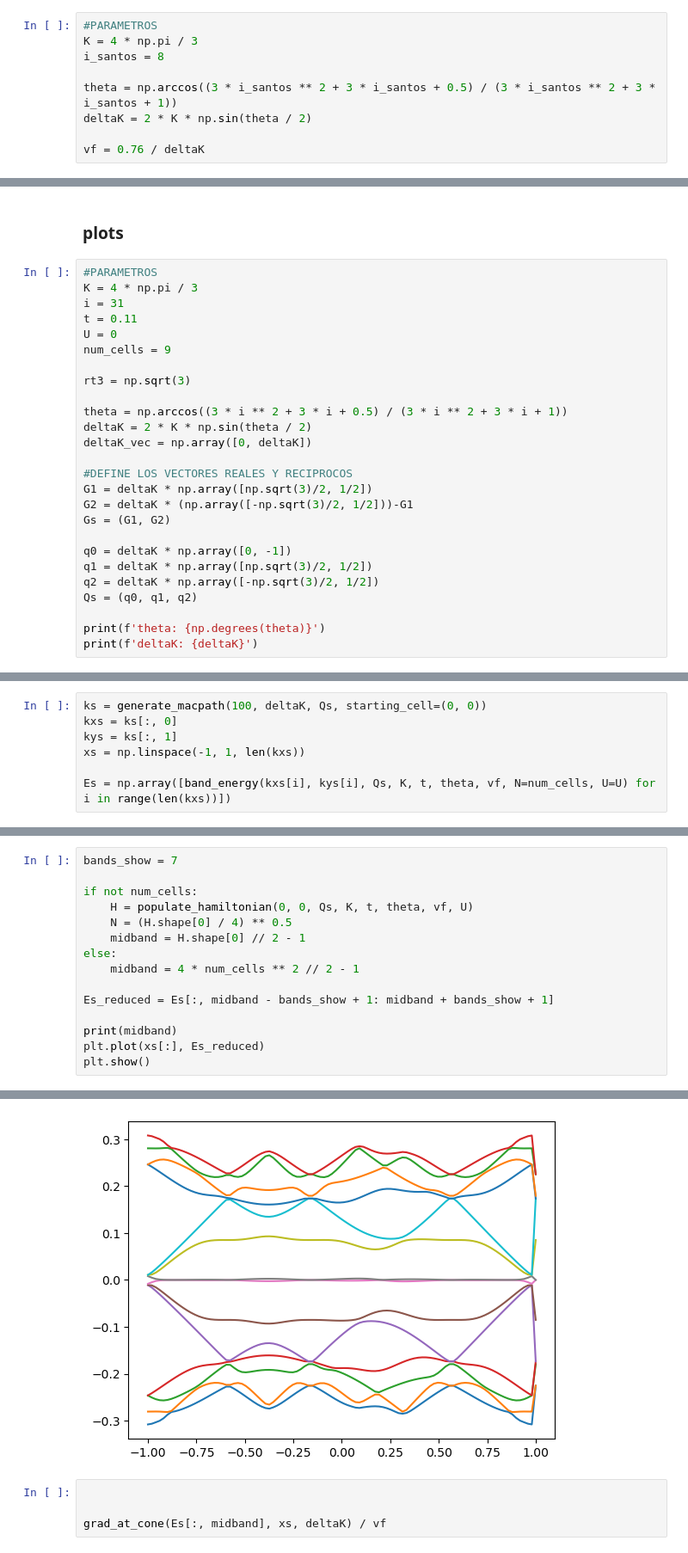
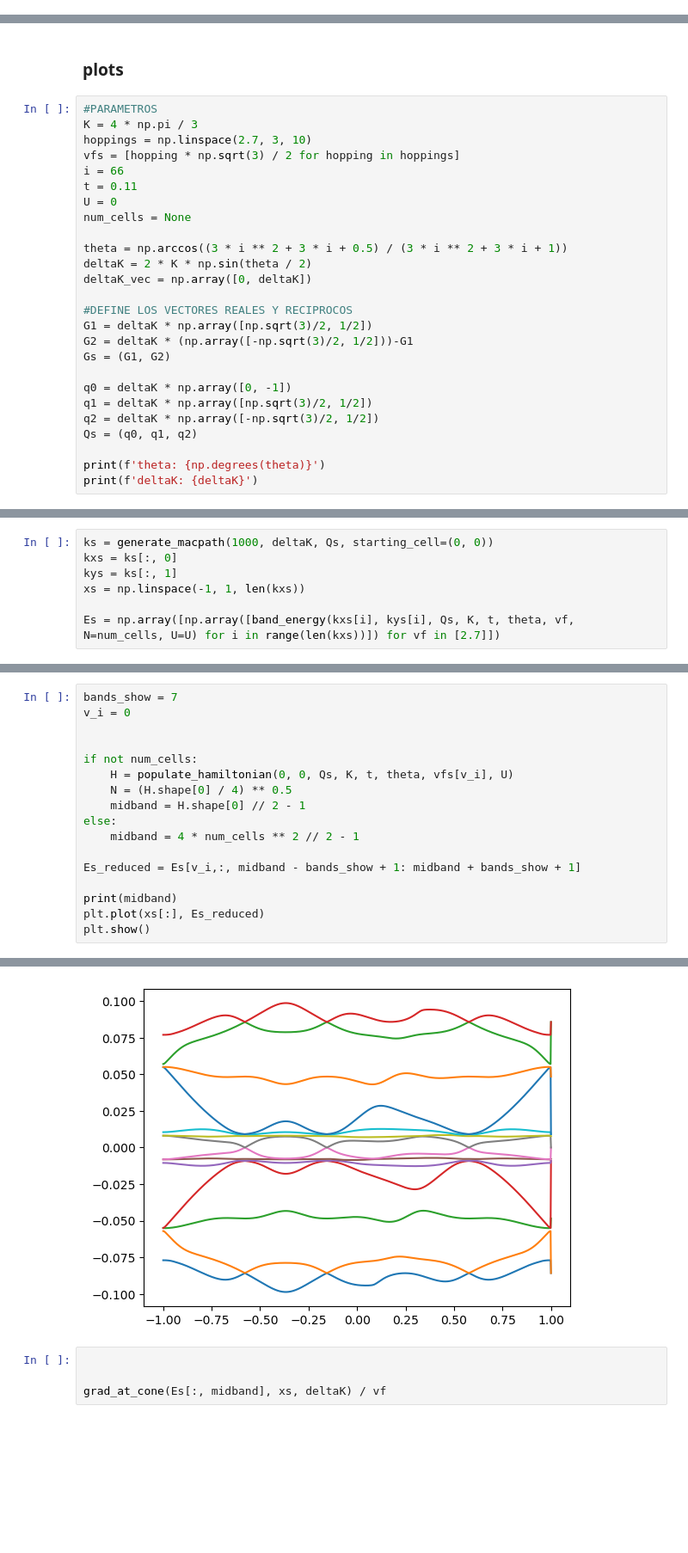
Before and after one commit to HappyTurtle99/csic2024, a Jupyter notebook: macdonald_reproducción.ipynb, the cells around one changed output, grey strips where cells are left out. Shown at 86% size. Drawn from its saved outputs; the diff is of its cells as text; blank space fills up the shorter version.

```diff
--- a/macdonald_reproducción.ipynb
+++ b/macdonald_reproducción.ipynb
@@ -7,12 +7,3 @@ from numba import jit
 from helper_functions import *
 # %% [markdown]
 ### get vf
-# %%
-#PARAMETROS
-K = 4 * np.pi / 3
-i_santos = 8
-
-theta = np.arccos((3 * i_santos ** 2 + 3 * i_santos + 0.5) / (3 * i_santos ** 2 + 3 * i_santos + 1))
-deltaK = 2 * K * np.sin(theta / 2)
-
-vf = 0.76 / deltaK
@@ -25,12 +12,12 @@ vf = 0.76 / deltaK
 # %%
 #PARAMETROS
 K = 4 * np.pi / 3
-i = 31
+hoppings = np.linspace(2.7, 3, 10)
+vfs = [hopping * np.sqrt(3) / 2 for hopping in hoppings]
+i = 66
 t = 0.11
 U = 0
-num_cells = 9
-
-rt3 = np.sqrt(3)
+num_cells = None
 
 theta = np.arccos((3 * i ** 2 + 3 * i + 0.5) / (3 * i ** 2 + 3 * i + 1))
 deltaK = 2 * K * np.sin(theta / 2)
@@ -58,7 +41,7 @@ deltaK: 0.07677135254082741
 # %%
-ks = generate_macpath(100, deltaK, Qs, starting_cell=(0, 0))
+ks = generate_macpath(1000, deltaK, Qs, starting_cell=(0, 0))
 kxs = ks[:, 0]
 kys = ks[:, 1]
 xs = np.linspace(-1, 1, len(kxs))
 
-Es = np.array([band_energy(kxs[i], kys[i], Qs, K, t, theta, vf, N=num_cells, U=U) for i in range(len(kxs))])
+Es = np.array([np.array([band_energy(kxs[i], kys[i], Qs, K, t, theta, vf, N=num_cells, U=U) for i in range(len(kxs))]) for vf in [2.7]])
@@ -84,14 +52,16 @@ Python 3.9.19
 # %%
 bands_show = 7
+v_i = 0
+
 
 if not num_cells:
-    H = populate_hamiltonian(0, 0, Qs, K, t, theta, vf, U)
+    H = populate_hamiltonian(0, 0, Qs, K, t, theta, vfs[v_i], U)
     N = (H.shape[0] / 4) ** 0.5
     midband = H.shape[0] // 2 - 1
 else:
     midband = 4 * num_cells ** 2 // 2 - 1
 
-Es_reduced = Es[:, midband - bands_show + 1: midband + bands_show + 1]
+Es_reduced = Es[v_i,:, midband - bands_show + 1: midband + bands_show + 1]
 
 print(midband)
 plt.plot(xs[:], Es_reduced)
@@ -101,4 +71,4 @@ plt.show()
-[figure, old version]
+[figure, new version]
 # %%
 
 
```
Also changed, not shown: parts of 10 cells of this notebook, 3 other files.
